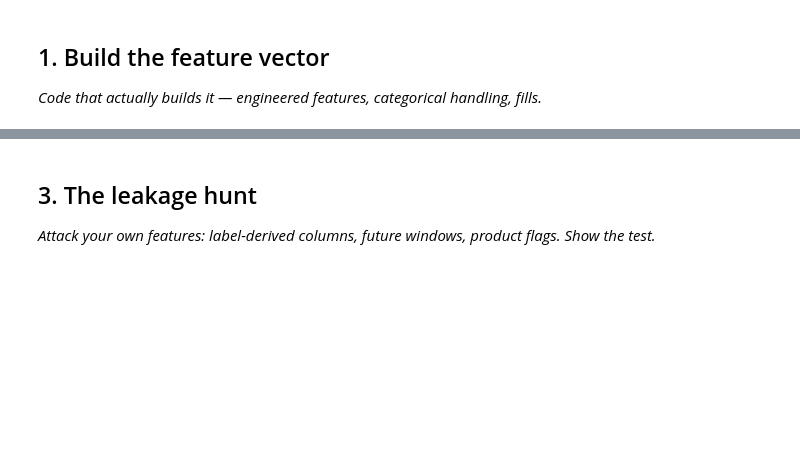
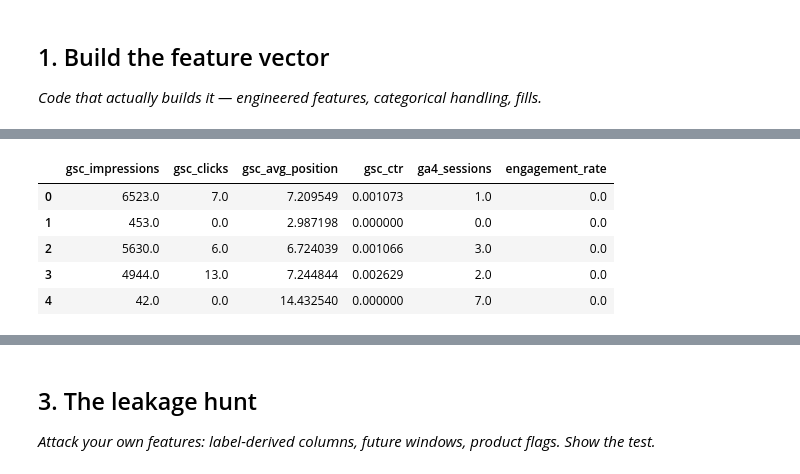
Before and after one commit to sebr22/sebr, a Jupyter notebook: work/notebooks/w03_feature_leakage_check.ipynb, the cells around one changed output, grey strips where cells are left out. Cells and saved outputs as stored; diff of their text form; code cells hidden in the pictures; blank space fills up the shorter version.

```diff
--- a/work/notebooks/w03_feature_leakage_check.ipynb
+++ b/work/notebooks/w03_feature_leakage_check.ipynb
@@ -19,0 +90,36 @@ This skeleton is yours to fill. Work the sections **in order** — each one has
+# %%
+import numpy as np
+
+march_df["gsc_ctr"] = (
+    march_df["gsc_clicks"] /
+    march_df["gsc_impressions"].replace(0, np.nan)
+).fillna(0)
+
+march_df["engagement_rate"] = (
+    march_df["ga4_engaged_sessions"] /
+    march_df["ga4_sessions"].replace(0, np.nan)
+).fillna(0)
+# %%
+feature_cols = [
+    "gsc_impressions",
+    "gsc_clicks",
+    "gsc_avg_position",
+    "gsc_ctr",
+    "ga4_sessions",
+    "engagement_rate"
+]
+
+X = (
+    march_df[feature_cols]
+    .replace([np.inf, -np.inf], np.nan)
+    .fillna(0)
+)
+
+X.head()
+# %% [output]
+|  | gsc_impressions | gsc_clicks | gsc_avg_position | gsc_ctr | ga4_sessions | engagement_rate |
+| 0 | 6523.0 | 7.0 | 7.209549 | 0.001073 | 1.0 | 0.0 |
+| 1 | 453.0 | 0.0 | 2.987198 | 0.000000 | 0.0 | 0.0 |
+| 2 | 5630.0 | 6.0 | 6.724039 | 0.001066 | 3.0 | 0.0 |
+| 3 | 4944.0 | 13.0 | 7.244844 | 0.002629 | 2.0 | 0.0 |
+| 4 | 42.0 | 0.0 | 14.432540 | 0.000000 | 7.0 | 0.0 |
```
Also changed, not shown: parts of 8 cells of this notebook.
